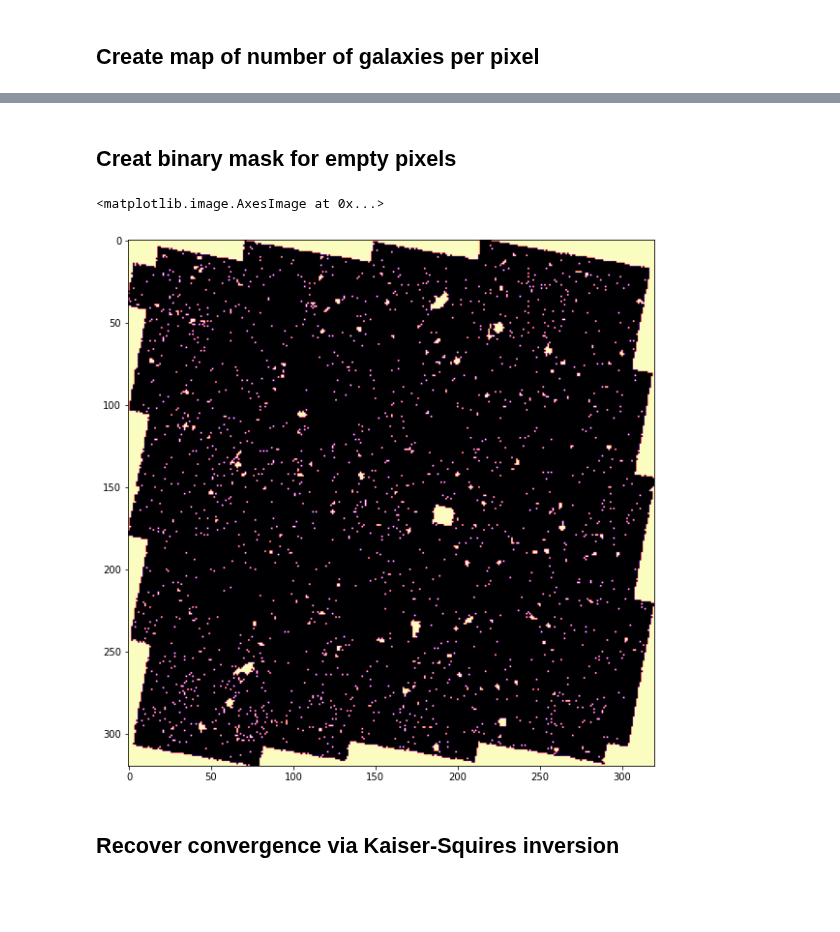
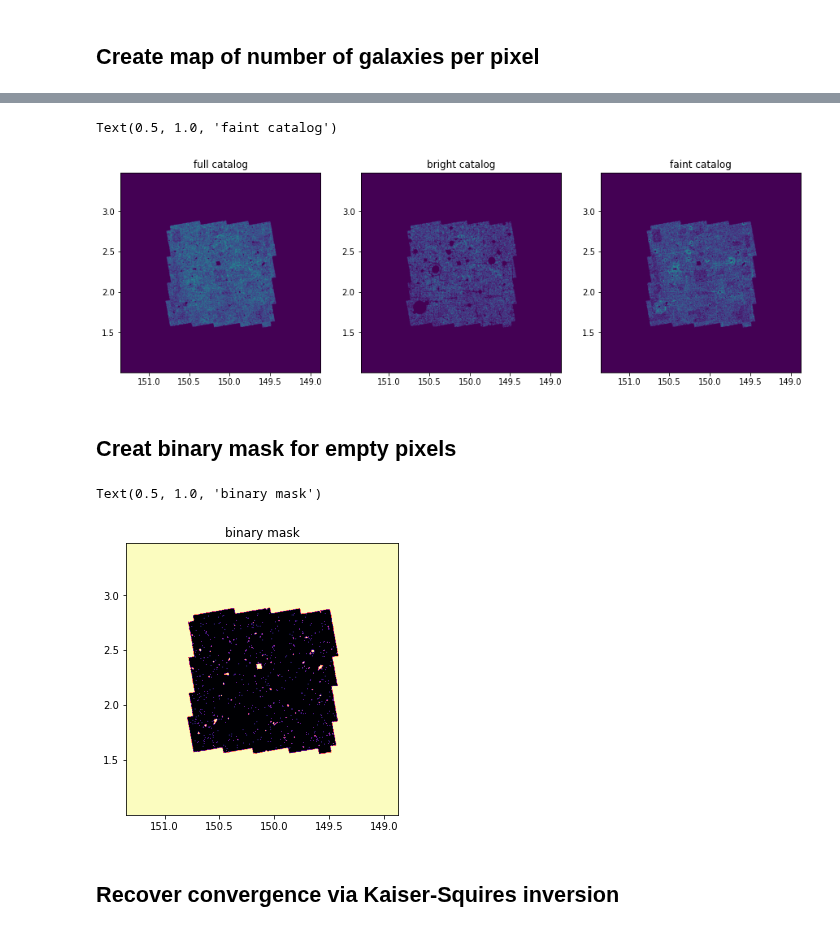
Before and after one commit to CosmoStat/jax-lensing, a Jupyter notebook: notebooks/COSMOS_shape_catalog.ipynb, the cells around one changed output, grey strips where cells are left out. Drawn from its saved outputs; the diff is of its cells as text; code cells hidden in the pictures; blank space fills up the shorter version.

```diff
--- a/notebooks/COSMOS_shape_catalog.ipynb
+++ b/notebooks/COSMOS_shape_catalog.ipynb
@@ -121,11 +173,11 @@ from lenspack.utils import bin2d
 from lenspack.image.inversion import ks93
 from lenspack.peaks import find_peaks2d
 
-# Compute boundaries of the field so that it fits in a 320x320 map
+# Compute boundaries of the field so that it fits in a 512x512 map
 # with pixel resolution of 0.29 arcmin
 resolution = 0.29
-
-size = 320 * resolution / 60.
+width = 512
+size = width * resolution / 60.
 
 ra = median(cat_full['Ra'])
 dec = median(cat_full['Dec'])
@@ -176,14 +218,50 @@ colorbar()
+# %%
+n_gal_map_full = bin2d(cat_full['Ra'], cat_full['Dec'],
+                     npix=512,
+                     extent=extent)
+
+#fits.writeto('cosmos_full_ngal_0.29arcmin.fits', (1.-m).astype('float32'))
+
+n_gal_map_bright = bin2d(cat_bright['Ra'], cat_bright['Dec'],
+                     npix=512,
+                     extent=extent)
+
+n_gal_map_faint = bin2d(cat_faint['Ra'], cat_faint['Dec'],
+                     npix=512,
+                     extent=extent)
+
+figure(figsize=[15,5])
+subplot(131)
+imshow(n_gal_map_full, origin='lower', extent=get_extend_radec(resolution, width))
+xlim(gca().get_xlim()[::-1])
+title('full catalog')
+
+subplot(132)
+imshow(n_gal_map_bright, origin='lower', extent=get_extend_radec(resolution, width))
+xlim(gca().get_xlim()[::-1])
+title('bright catalog')
+
+subplot(133)
+imshow(n_gal_map_faint, origin='lower', extent=get_extend_radec(resolution, width))
+xlim(gca().get_xlim()[::-1])
+title('faint catalog')
+# %% [output]
+Text(0.5, 1.0, 'faint catalog')
+[figure, added]
 # %% [markdown]
 ## Creat binary mask for empty pixels
 # %%
 # Data mask
-figure(figsize=[10,10])
+figure(figsize=[5,5])
 m = n_gal_map_full == 0
-imshow(m,cmap='magma')
+imshow(m, cmap='magma', origin='lower', extent=get_extend_radec(resolution, width))
+xlim(gca().get_xlim()[::-1])
+title("binary mask")
+
 #fits.writeto('cosmos_full_mask_0.29arcmin.fits', (1.-m).astype('float32'))
 # %% [output]
-<matplotlib.image.AxesImage at 0x...>
+Text(0.5, 1.0, 'binary mask')
-[figure, old version]
+[figure, new version]
 # %% [markdown]
 ##  Recover convergence via Kaiser-Squires inversion
 # %%
```
Also changed, not shown: parts of 29 cells of this notebook.
